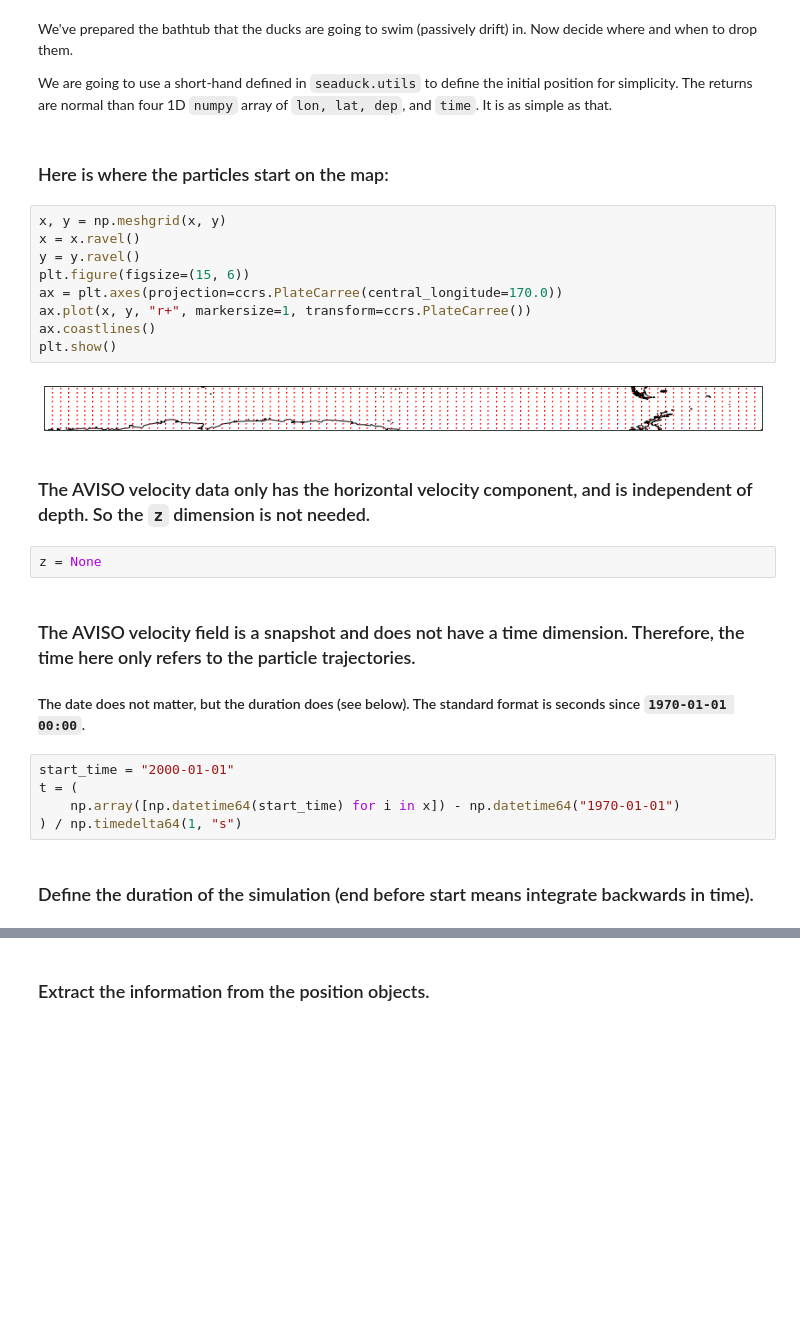
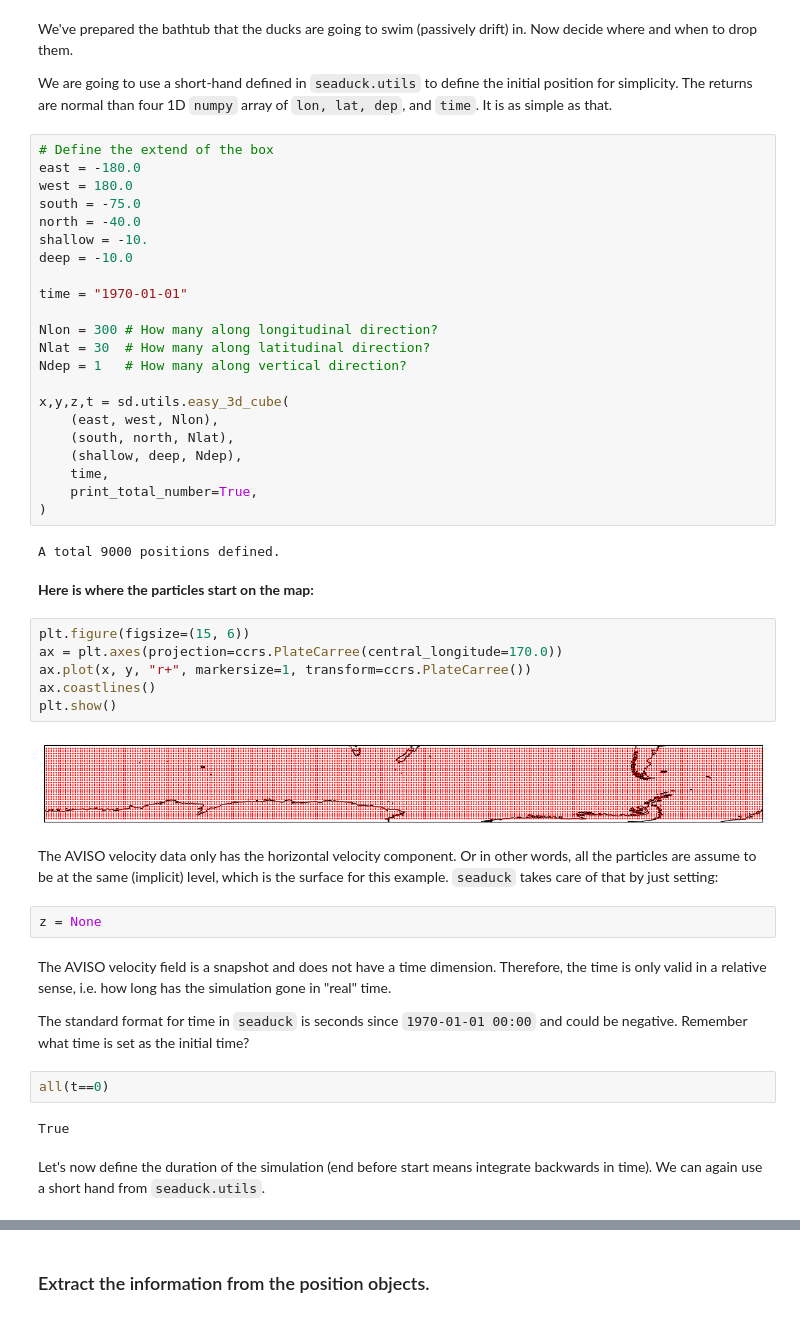
Before and after one commit to MaceKuailv/seaduck, a Jupyter notebook: docs/AVISO.ipynb, the cells around one changed output, grey strips where cells are left out. Cells and saved outputs as stored; diff of their text form; blank space fills up the shorter version.

Commit message:
aviso notebook prettier and can be deployed any where

```diff
--- a/docs/AVISO.ipynb
+++ b/docs/AVISO.ipynb
@@ -53,31 +53,51 @@ oce.tp.typ
 We've prepared the bathtub that the ducks are going to swim (passively drift) in. Now decide where and when to drop them.
 
 We are going to use a short-hand defined in `seaduck.utils` to define the initial position for simplicity. The returns are normal than four 1D `numpy` array of `lon, lat, dep`, and `time`. It is as simple as that.
+# %%
+# Define the extend of the box
+east = -180.0
+west = 180.0
+south = -75.0
+north = -40.0
+shallow = -10.
+deep = -10.0
+
+time = "1970-01-01"
+
+Nlon = 300 # How many along longitudinal direction?
+Nlat = 30  # How many along latitudinal direction?
+Ndep = 1   # How many along vertical direction?
+
+x,y,z,t = sd.utils.easy_3d_cube(
+    (east, west, Nlon),
+    (south, north, Nlat),
+    (shallow, deep, Ndep),
+    time,
+    print_total_number=True,
+)
+# %% [output]
+A total 9000 positions defined.
 # %% [markdown]
-### Here is where the particles start on the map:
+**Here is where the particles start on the map:**
 # %%
-x, y = np.meshgrid(x, y)
-x = x.ravel()
-y = y.ravel()
 plt.figure(figsize=(15, 6))
 ax = plt.axes(projection=ccrs.PlateCarree(central_longitude=170.0))
 ax.plot(x, y, "r+", markersize=1, transform=ccrs.PlateCarree())
 ax.coastlines()
 plt.show()
 # %% [output]
-[figure, old version]
+[figure, new version]
 # %% [markdown]
-### The AVISO velocity data only has the horizontal velocity component, and is independent of depth. So the `z` dimension is not needed.
+The AVISO velocity data only has the horizontal velocity component. Or in other words, all the particles are assume to be at the same (implicit) level, which is the surface for this example. `seaduck` takes care of that by just setting:
 # %%
 z = None
 # %% [markdown]
-### The AVISO velocity field is a snapshot and does not have a time dimension. Therefore, the time here only refers to the particle trajectories.
+The AVISO velocity field is a snapshot and does not have a time dimension. Therefore, the time is only valid in a relative sense, i.e. how long has the simulation gone in "real" time.
 
-#### The date does not matter, but the duration does (see below). The standard format is seconds since `1970-01-01 00:00`.
+The standard format for time in `seaduck` is seconds since `1970-01-01 00:00` and could be negative. Remember what time is set as the initial time?
 # %%
-start_time = "2000-01-01"
-t = (
-    np.array([np.datetime64(start_time) for i in x]) - np.datetime64("1970-01-01")
-) / np.timedelta64(1, "s")
+all(t==0)
+# %% [output]
+True
 # %% [markdown]
-### Define the duration of the simulation (end before start means integrate backwards in time).
+Let's now define the duration of the simulation (end before start means integrate backwards in time). We can again use a short hand from `seaduck.utils`.
```
Also changed, not shown: parts of 14 cells of this notebook, 1 other file.
